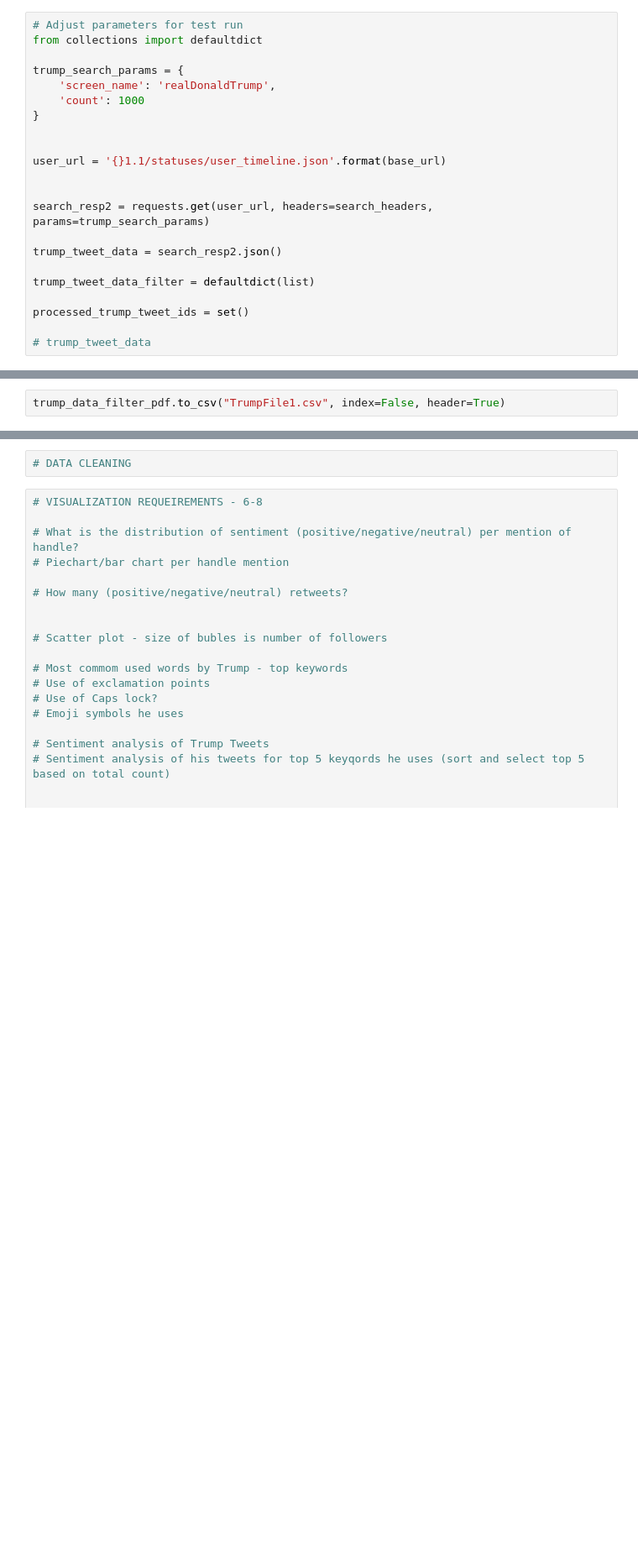
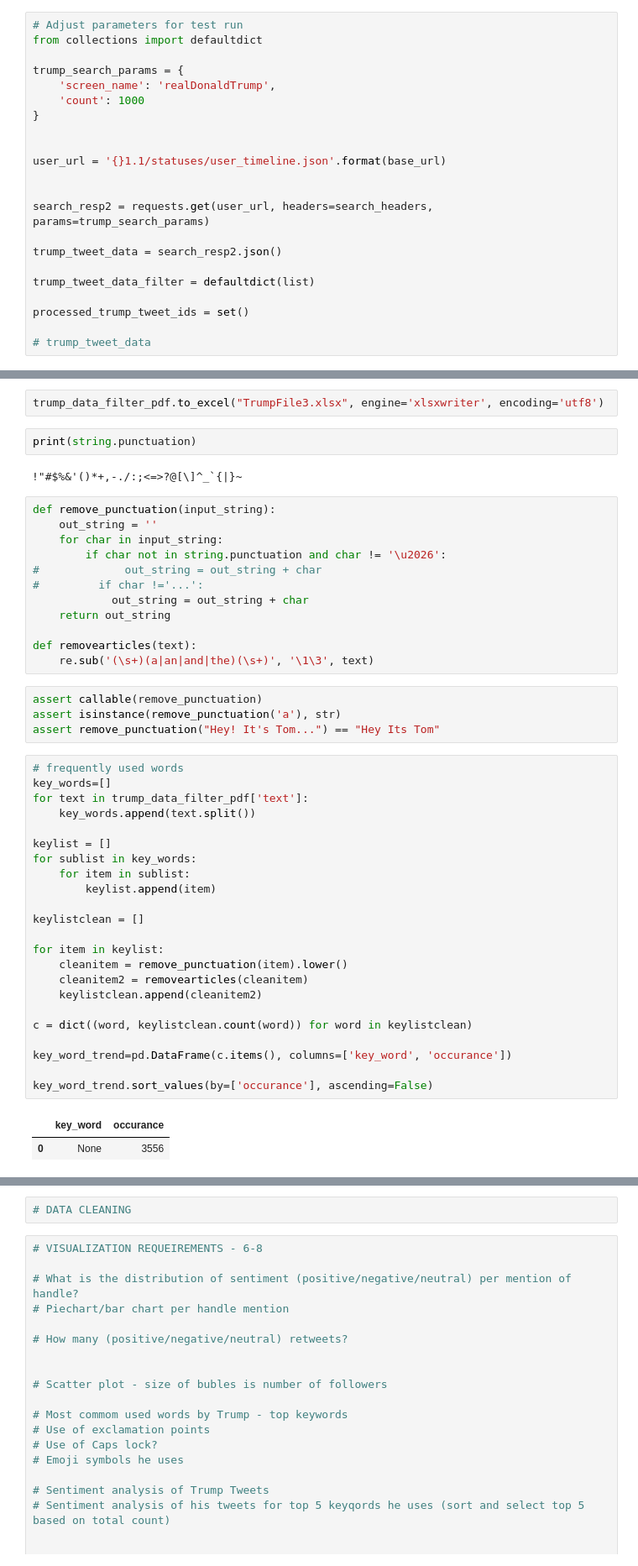
Before and after one commit to prathamantri/TwitterQueens, a Jupyter notebook: Starter_Notebook_New.ipynb, the cells around one changed output, grey strips where cells are left out. Shown at 84% size. Cells and saved outputs as stored; diff of their text form; blank space fills up the shorter version.

```diff
--- a/Starter_Notebook_New.ipynb
+++ b/Starter_Notebook_New.ipynb
@@ -216,2 +228,48 @@ trump_data_filter_pdf
-# %%
-trump_data_filter_pdf.to_csv("TrumpFile1.csv", index=False, header=True)
+# %%
+trump_data_filter_pdf.to_excel("TrumpFile3.xlsx", engine='xlsxwriter', encoding='utf8')
+# %%
+print(string.punctuation)
+# %% [output]
+!"#$%&'()*+,-./:;<=>?@[\]^_`{|}~
+# %%
+def remove_punctuation(input_string):
+    out_string = ''
+    for char in input_string:
+        if char not in string.punctuation and char != '\u2026':
+#             out_string = out_string + char
+#         if char !='...':
+            out_string = out_string + char
+    return out_string
+
+def removearticles(text):
+    re.sub('(\s+)(a|an|and|the)(\s+)', '\1\3', text)
+# %%
+assert callable(remove_punctuation)
+assert isinstance(remove_punctuation('a'), str)
+assert remove_punctuation("Hey! It's Tom...") == "Hey Its Tom"
+# %%
+# frequently used words
+key_words=[]
+for text in trump_data_filter_pdf['text']:
+    key_words.append(text.split())
+
+keylist = []
+for sublist in key_words:
+    for item in sublist:
+        keylist.append(item)
+
+keylistclean = []
+
+for item in keylist:
+    cleanitem = remove_punctuation(item).lower()
+    cleanitem2 = removearticles(cleanitem)
+    keylistclean.append(cleanitem2)
+
+c = dict((word, keylistclean.count(word)) for word in keylistclean)
+
+key_word_trend=pd.DataFrame(c.items(), columns=['key_word', 'occurance'])
+
+key_word_trend.sort_values(by=['occurance'], ascending=False)
+# %% [output]
+|  | key_word | occurance |
+| 0 | None | 3556 |
```
Also changed, not shown: parts of 10 cells of this notebook.
